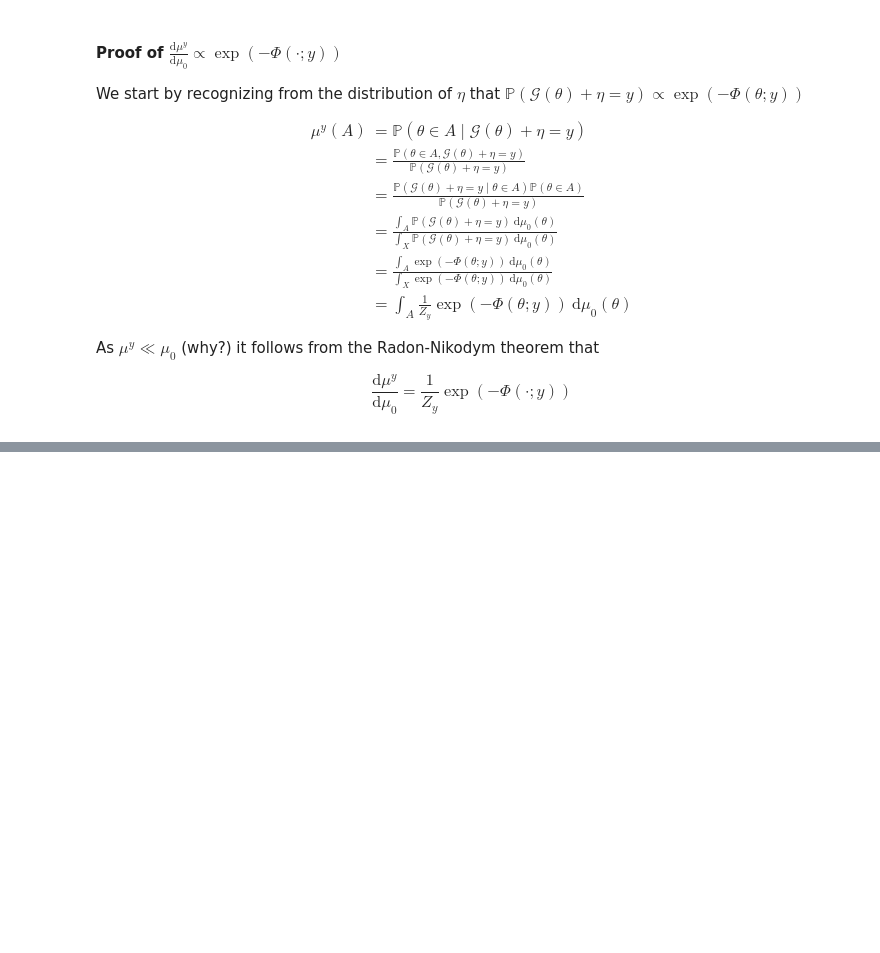
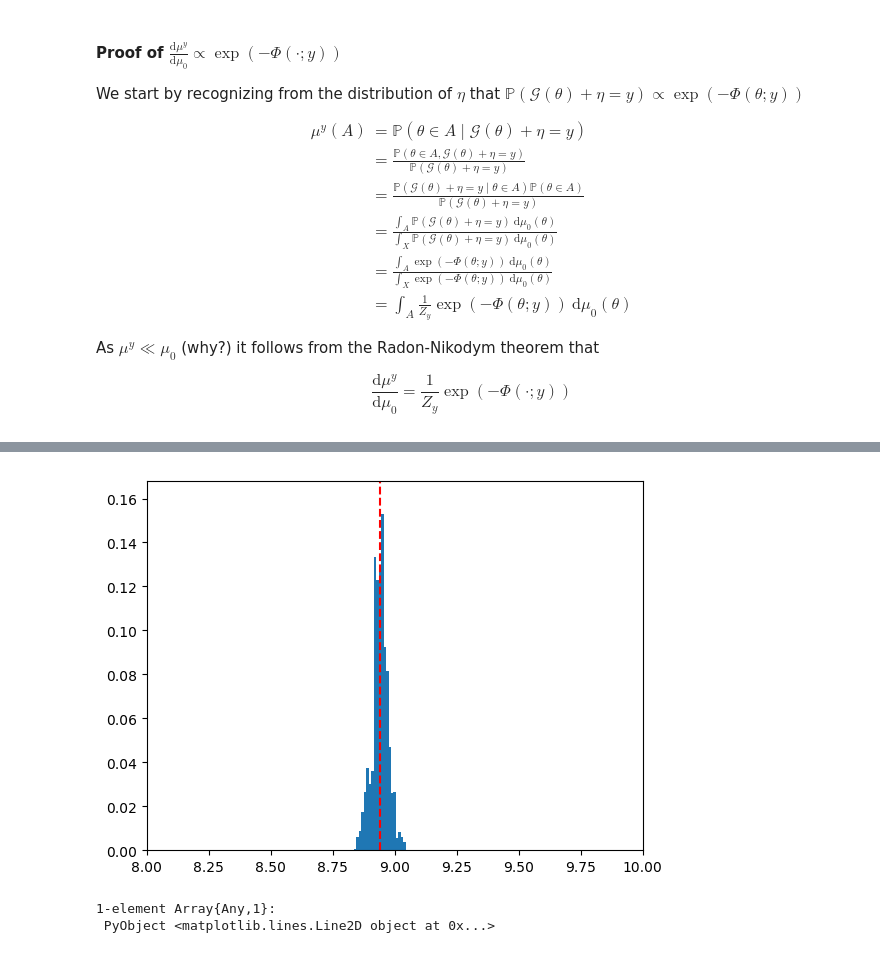
Before and after one commit to matthieubulte/smc, a Jupyter notebook: code/proposal.ipynb, the cells around one changed output, grey strips where cells are left out. Cells and saved outputs as stored; diff of their text form; code cells hidden in the pictures; blank space fills up the shorter version.

```diff
--- a/code/proposal.ipynb
+++ b/code/proposal.ipynb
@@ -281,0 +360,47 @@ SequentialMonteCarlo (generic function with 1 method)
+# %%
+@everywhere is = [(i,j) for i=1:n_measurements for j=linspace(0, 1, 5)]
+@everywhere likelihood₃ = (n, m) ->
+    let
+        (j, ϕ) = is[n]
+        t = simulate(max_intersects, m[1])
+
+        if j == 1
+            return exp(-sum(measurements_mask[1,:] .* (measurements[1,:] - t).^2))^ϕ
+        end
+
+        l = exp(-sumoveri(i -> sum(measurements_mask[i,:] .* (measurements[i,:] - t).^2), j-1))
+        lⱼ = l * exp(-sum(measurements_mask[j,:] .* (measurements[j,:] - t).^2))
+
+        l^(1-ϕ)*lⱼ^ϕ
+    end
+
+@everywhere srand(42)
+W,X=SequentialMonteCarlo(rand(μ₀,100,1), length(is), likelihood₃);
+
+let
+    bw = 0.01
+    Y = round.(X/bw)
+    mini = minimum(Y)
+
+    m = convert(Int32,maximum(Y) - mini + 1)
+    ws = zeros(m)
+
+    for i=1:length(W)
+        ws[convert(Int32,Y[i]-mini+1)]+=W[i]
+    end
+
+    maxW = maximum(ws)
+    g = vecdot(W,X)
+
+    clf()
+    ylim(0,maxW*1.1)
+    xlim(8,10)
+
+    bar((collect(1:m) + mini - 1)*bw, ws, width=bw)
+
+    plot([g; g], [0; maxW*1.1], "r--")
+end
+# %% [output]
+[figure, added]
+1-element Array{Any,1}:
+ PyObject <matplotlib.lines.Line2D object at 0x...>
```
Also changed, not shown: parts of 9 cells of this notebook, 1 other file.
